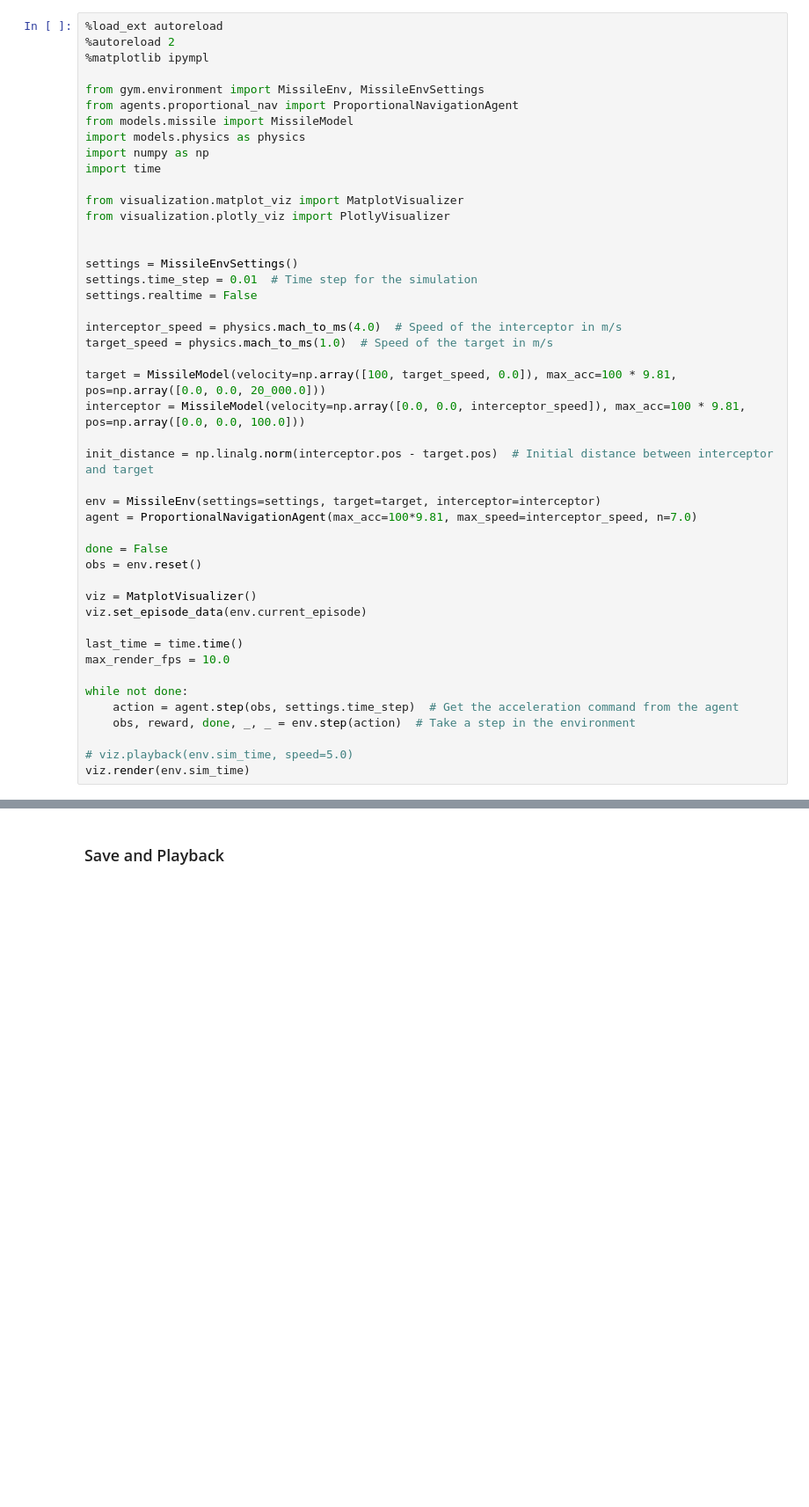
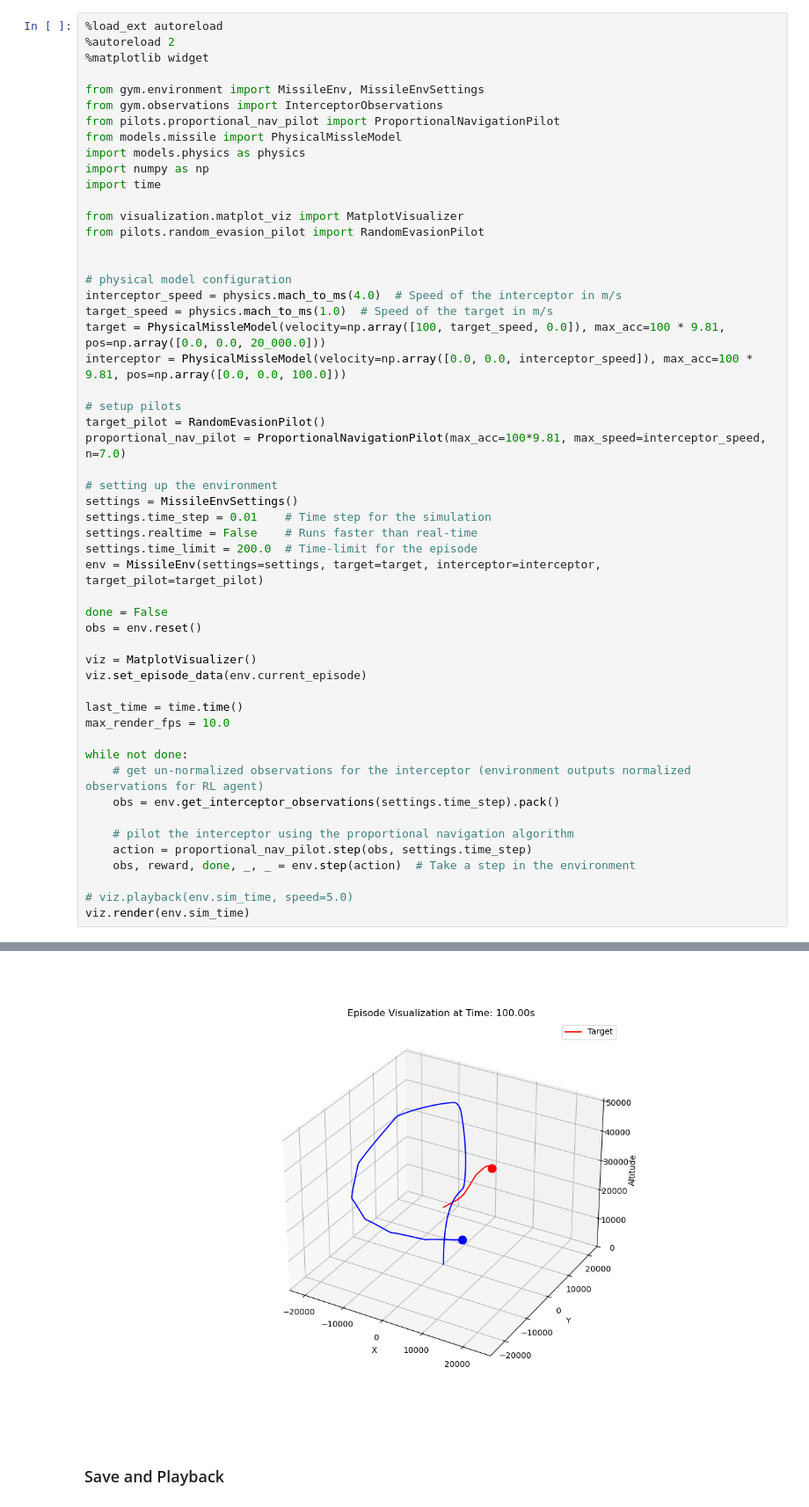
Before and after one commit to DanielMehlber/hauptseminar-code, a Jupyter notebook: notebook.ipynb, the cells around one changed output, grey strips where cells are left out. Shown at 88% size. Drawn from its saved outputs; the diff is of its cells as text; blank space fills up the shorter version.

```diff
--- a/notebook.ipynb
+++ b/notebook.ipynb
@@ -1,33 +1,36 @@
 # %%
 %load_ext autoreload
 %autoreload 2
-%matplotlib ipympl
+%matplotlib widget
 
 from gym.environment import MissileEnv, MissileEnvSettings
-from agents.proportional_nav import ProportionalNavigationAgent
-from models.missile import MissileModel
+from gym.observations import InterceptorObservations
+from pilots.proportional_nav_pilot import ProportionalNavigationPilot
+from models.missile import PhysicalMissleModel
 import models.physics as physics
 import numpy as np
 import time
 
 from visualization.matplot_viz import MatplotVisualizer
-from visualization.plotly_viz import PlotlyVisualizer
+from pilots.random_evasion_pilot import RandomEvasionPilot
 
 
-settings = MissileEnvSettings()
-settings.time_step = 0.01  # Time step for the simulation
-settings.realtime = False
-
+# physical model configuration
 interceptor_speed = physics.mach_to_ms(4.0)  # Speed of the interceptor in m/s
 target_speed = physics.mach_to_ms(1.0)  # Speed of the target in m/s
+target = PhysicalMissleModel(velocity=np.array([100, target_speed, 0.0]), max_acc=100 * 9.81, pos=np.array([0.0, 0.0, 20_000.0]))
+interceptor = PhysicalMissleModel(velocity=np.array([0.0, 0.0, interceptor_speed]), max_acc=100 * 9.81, pos=np.array([0.0, 0.0, 100.0]))
 
-target = MissileModel(velocity=np.array([100, target_speed, 0.0]), max_acc=100 * 9.81, pos=np.array([0.0, 0.0, 20_000.0]))
-interceptor = MissileModel(velocity=np.array([0.0, 0.0, interceptor_speed]), max_acc=100 * 9.81, pos=np.array([0.0, 0.0, 100.0]))
+# setup pilots
+target_pilot = RandomEvasionPilot()
+proportional_nav_pilot = ProportionalNavigationPilot(max_acc=100*9.81, max_speed=interceptor_speed, n=7.0)
 
-init_distance = np.linalg.norm(interceptor.pos - target.pos)  # Initial distance between interceptor and target
-
-env = MissileEnv(settings=settings, target=target, interceptor=interceptor)
-agent = ProportionalNavigationAgent(max_acc=100*9.81, max_speed=interceptor_speed, n=7.0)
+# setting up the environment
+settings = MissileEnvSettings()
+settings.time_step = 0.01    # Time step for the simulation
+settings.realtime = False    # Runs faster than real-time
+settings.time_limit = 200.0  # Time-limit for the episode
+env = MissileEnv(settings=settings, target=target, interceptor=interceptor, target_pilot=target_pilot)
 
 done = False
 obs = env.reset()
@@ -39,7 +42,11 @@ last_time = time.time()
 max_render_fps = 10.0
 
 while not done:
-    action = agent.step(obs, settings.time_step)  # Get the acceleration command from the agent
+    # get un-normalized observations for the interceptor (environment outputs normalized observations for RL agent)
+    obs = env.get_interceptor_observations(settings.time_step).pack()
+
+    # pilot the interceptor using the proportional navigation algorithm
+    action = proportional_nav_pilot.step(obs, settings.time_step)
     obs, reward, done, _, _ = env.step(action)  # Take a step in the environment
 
 # viz.playback(env.sim_time, speed=5.0)
@@ -52,3 +55,4 @@ viz.render(env.sim_time)
+[figure, added]
 # %% [markdown]
 ### Save and Playback
 # %%
```
Also changed, not shown: parts of 3 cells of this notebook, 9 other files.
